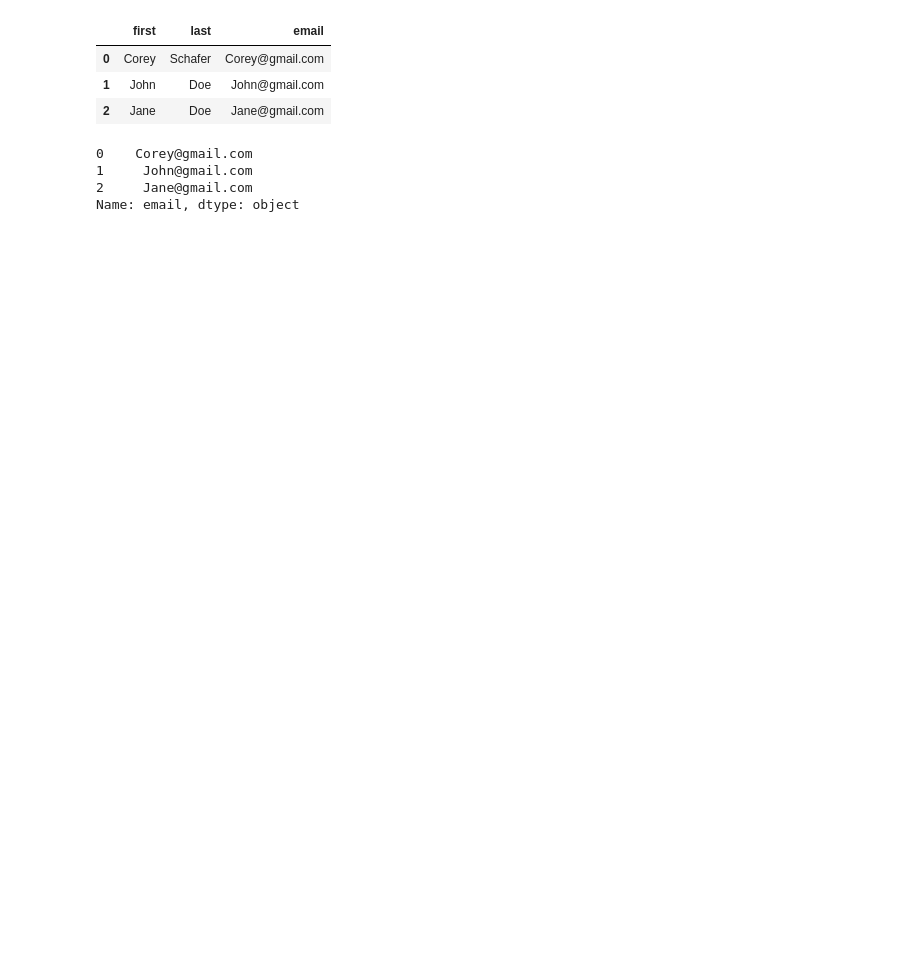
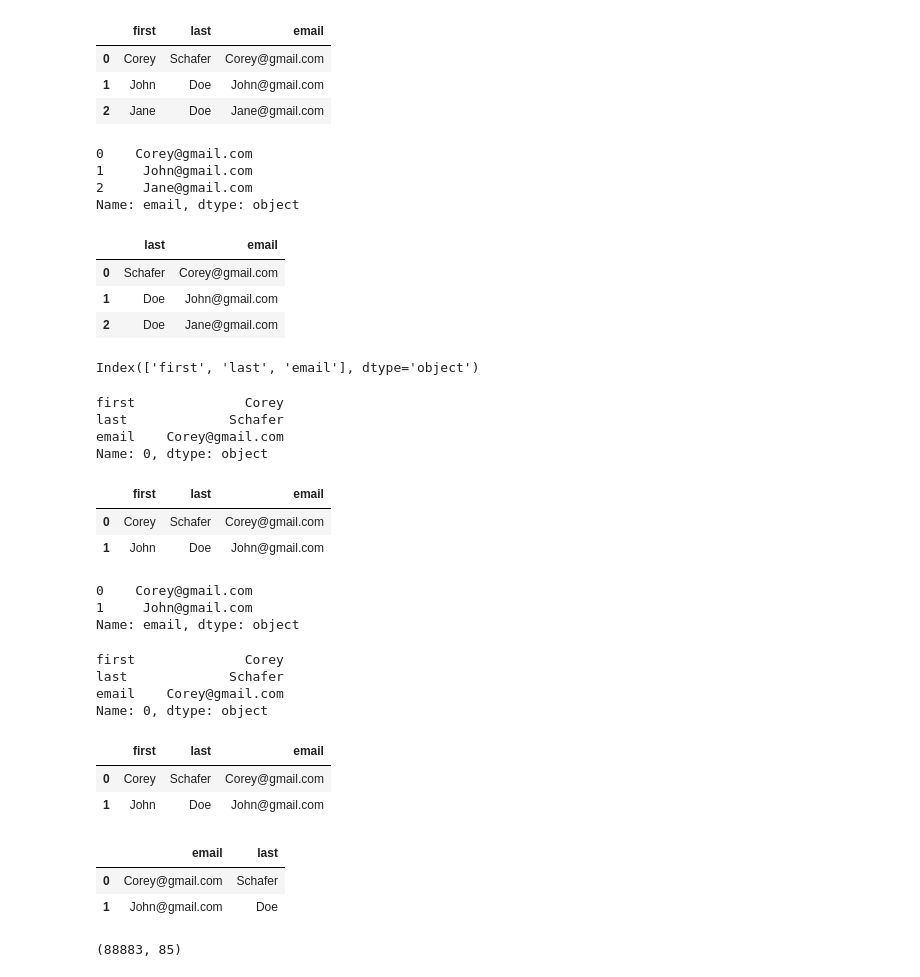
Before and after one commit to SayarGitHub/pandas, a Jupyter notebook: pandas-Tutorial.ipynb, the cells around one changed output. Cells and saved outputs as stored; diff of their text form; code cells hidden in the pictures; blank space fills up the shorter version.

```diff
--- a/pandas-Tutorial.ipynb
+++ b/pandas-Tutorial.ipynb
@@ -120,3 +120,56 @@ ex_df["email"]
 1     John@gmail.com
 2     Jane@gmail.com
 Name: email, dtype: object
+# %%
+ex_df[["last","email"]]
+# %% [output]
+|  | last | email |
+| 0 | Schafer | Corey@gmail.com |
+| 1 | Doe | John@gmail.com |
+| 2 | Doe | Jane@gmail.com |
+# %%
+ex_df.columns
+# %% [output]
+Index(['first', 'last', 'email'], dtype='object')
+# %%
+ex_df.iloc[0] #returns the row of specified index
+# %% [output]
+first              Corey
+last             Schafer
+email    Corey@gmail.com
+Name: 0, dtype: object
+# %%
+ex_df.iloc[[0,1]] #returns the rows of specified indices
+# %% [output]
+|  | first | last | email |
+| 0 | Corey | Schafer | Corey@gmail.com |
+| 1 | John | Doe | John@gmail.com |
+# %%
+ex_df.iloc[[0,1],2] #iloc can only use integer values and thus we cannot put the column names
+# %% [output]
+0    Corey@gmail.com
+1     John@gmail.com
+Name: email, dtype: object
+# %%
+ex_df.loc[0]
+# %% [output]
+first              Corey
+last             Schafer
+email    Corey@gmail.com
+Name: 0, dtype: object
+# %%
+ex_df.loc[[0,1]] #loc is similar to iloc when using integers
+# %% [output]
+|  | first | last | email |
+| 0 | Corey | Schafer | Corey@gmail.com |
+| 1 | John | Doe | John@gmail.com |
+# %%
+ex_df.loc[[0,1],["email","last"]] #loc can only use integer as well as string values and thus we can put the column names
+# %% [output]
+|  | email | last |
+| 0 | Corey@gmail.com | Schafer |
+| 1 | John@gmail.com | Doe |
+# %%
+df.shape
+# %% [output]
+(88883, 85)
```
Also changed, not shown: parts of 10 cells of this notebook.
